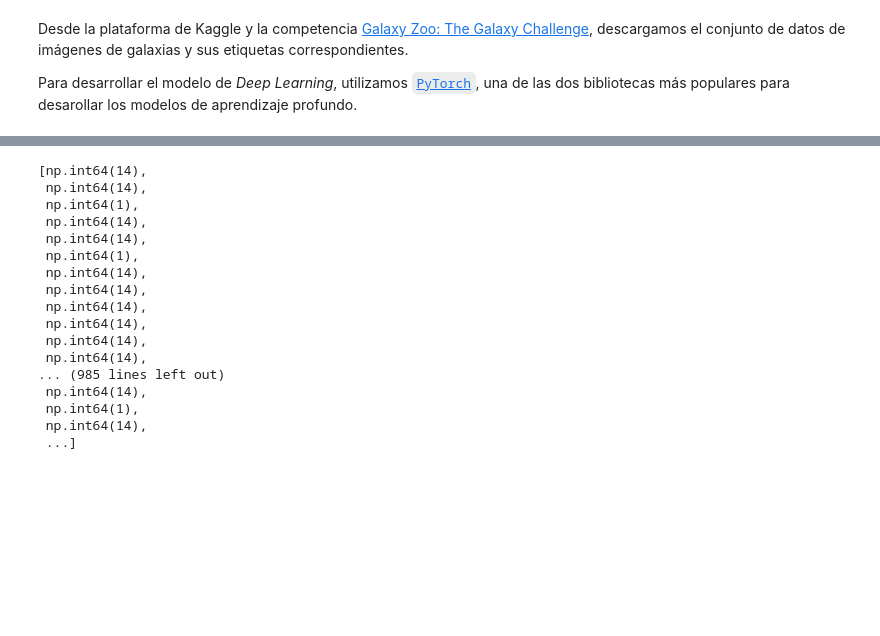
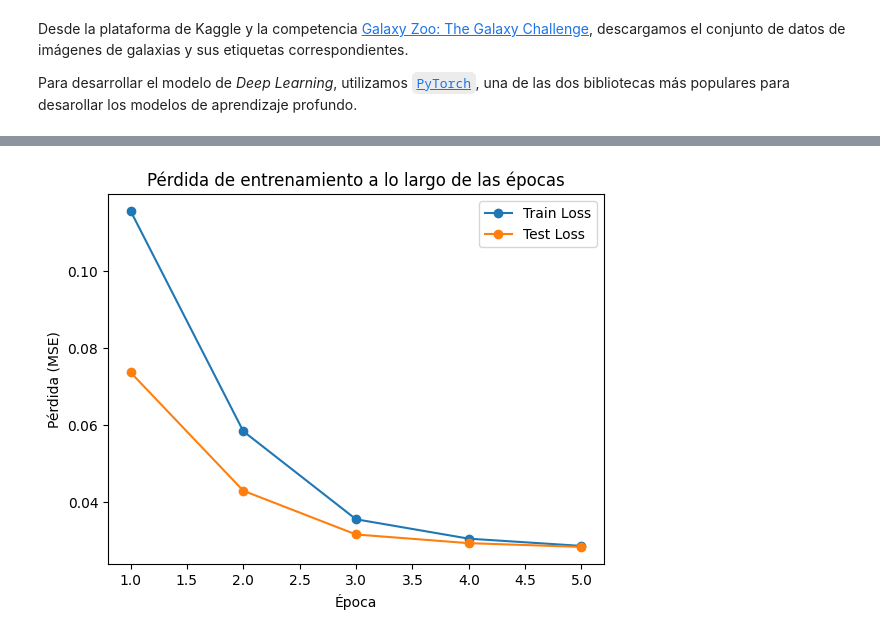
Before and after one commit to UChile-IDIA/ClassificadorGalaxias, a Jupyter notebook: ClassificadorGalaxias.ipynb, the cells around one changed output, grey strips where cells are left out. Cells and saved outputs as stored; diff of their text form; code cells hidden in the pictures; blank space fills up the shorter version.

```diff
--- a/ClassificadorGalaxias.ipynb
+++ b/ClassificadorGalaxias.ipynb
@@ -448,6 +466,9 @@ class TinyVGG(nn.Module):
         self.classifier = nn.Sequential(
             nn.Flatten(),
             nn.Linear(hidden_units * 16 * 16, hidden_units),
+            nn.ReLU(),
+            nn.Linear(hidden_units, output_shape),
+            nn.Sigmoid()
         )
 
 
@@ -497,33 +503,43 @@ AttributeError: 'Tensor' object has no attribute 'columns'
 # %%
 NUM_EPOCHS = 5
+NUM_CLASES = y_train.shape[1]
 
 model = TinyVGG(
     input_shape=1,
     hidden_units=16,
-    output_shape=len(labels)
+    output_shape=NUM_CLASES
 )
 
-loss_fn = nn.CrossEntropyLoss()
+loss_fn   = nn.MSELoss()
 optimizer = optim.Adam(model.parameters(), lr=0.001)
 
+trainloss_list, testloss_list = [], []
 model.train()
 for epoch in range(NUM_EPOCHS):
-    train_loss, train_acc = 0, 0
+    train_loss, test_loss = 0.0, 0.0
 
     for images, labels in tqdm.tqdm(trainloader):
 
         y_pred = model(images)
-        loss = loss_fn(y_pred, labels.argmax(dim=1))
+        loss   = loss_fn(y_pred, labels)
         train_loss += loss.item()
 
         optimizer.zero_grad()
         loss.backward()
         optimizer.step()
 
-        y_pred_class = torch.argmax(torch.softmax(y_pred, dim=1), dim=1)
-        #train_acc += (y_pred_class == labels).sum().item()
+    train_lossmse = train_loss / len(trainloader)
+    trainloss_list.append(train_lossmse)
 
-    train_loss /= len(trainloader)
-    #train_acc /= len(trainloader_transform.dataset)
-    print(f'Epoch {epoch+1}/{NUM_EPOCHS}, Loss: {train_loss:.4f}, Accuracy: {train_acc:.4f}')
+    model.eval()
+    with torch.inference_mode():
+        for images, labels in testloader:
+            y_pred = model(images)
+            loss   = loss_fn(y_pred, labels)
+            test_loss += loss.item()
+
+    test_lossmse = test_loss / len(testloader)
+    testloss_list.append(test_lossmse)
+
+    print(f'Epoch {epoch+1}/{NUM_EPOCHS}, Train Loss: {train_lossmse:.4f}, Test Loss: {test_lossmse:.4f}')
 # %% [output]
@@ -555,21 +551,11 @@ Test Loss: 0.7908, Test Accuracy: 0.6880
-# %%
-ypred_list
-# %% [output]
-[np.int64(14),
- np.int64(14),
- np.int64(1),
- np.int64(14),
- np.int64(14),
- np.int64(1),
- np.int64(14),
- np.int64(14),
- np.int64(14),
- np.int64(14),
- np.int64(14),
- np.int64(14),
-... (985 lines left out)
- np.int64(14),
- np.int64(1),
- np.int64(14),
- ...]
+# %%
+plt.plot(range(1, NUM_EPOCHS + 1), trainloss_list, marker='o', label='Train Loss')
+plt.plot(range(1, NUM_EPOCHS + 1), testloss_list, marker='o', label='Test Loss')
+plt.title('Pérdida de entrenamiento a lo largo de las épocas')
+plt.xlabel('Época')
+plt.ylabel('Pérdida (MSE)')
+plt.legend()
+plt.show()
+# %% [output]
+[figure, added]
 # %%
```
Also changed, not shown: parts of 29 cells of this notebook.
